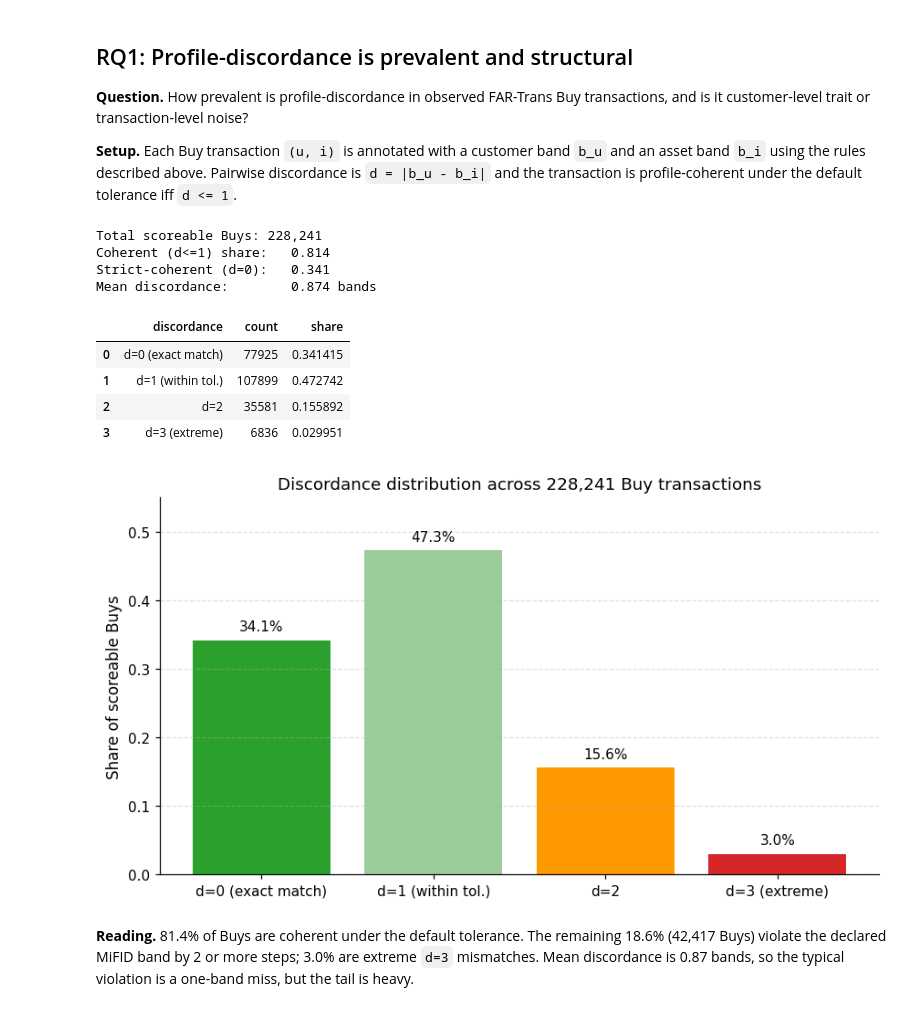
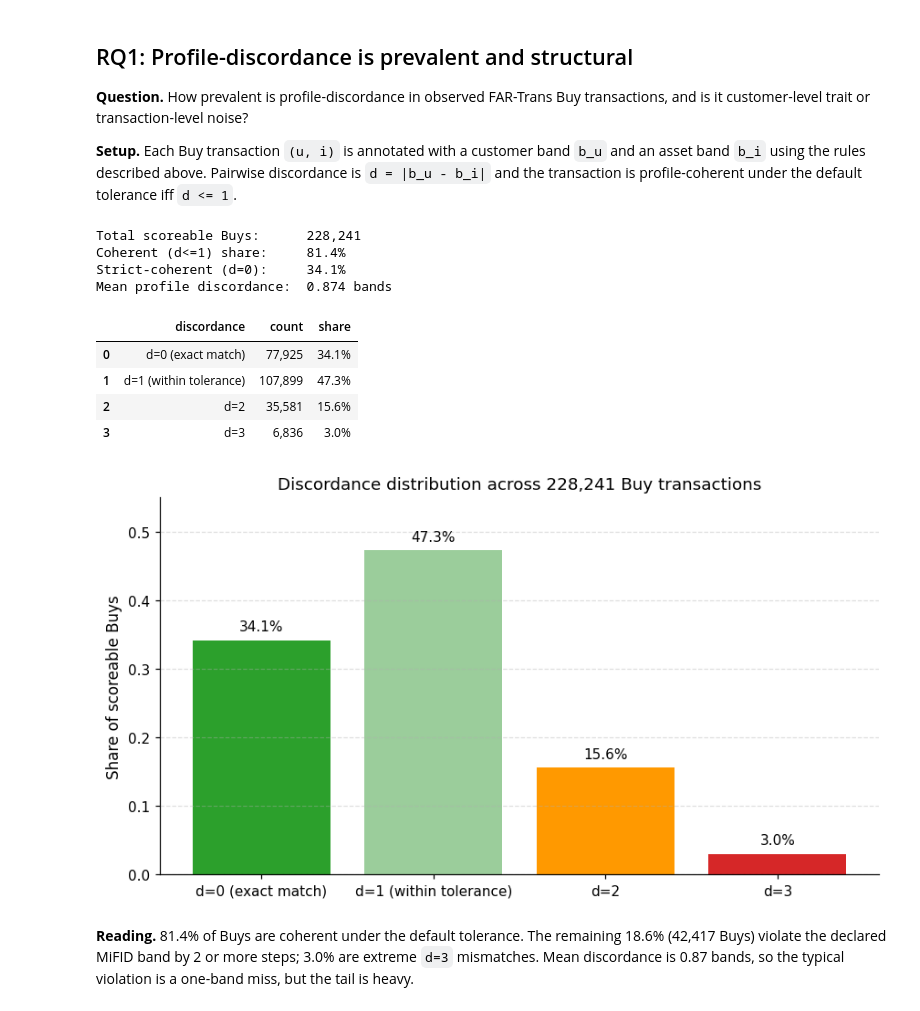
Before and after one commit to Samthesimpsons/Risk-Based-Segmentation-for-FAR, a Jupyter notebook: notebooks/thesis_presentation.ipynb, the cells around one changed output. Cells and saved outputs as stored; diff of their text form; code cells hidden in the pictures.

```diff
--- a/notebooks/thesis_presentation.ipynb
+++ b/notebooks/thesis_presentation.ipynb
@@ -164,33 +125,37 @@ PC-lift@K is per customer? or per customer band confused here
 # %%
 discordance = eda_summary["transaction_discordance_summary"]
 counts = discordance["discordance_counts"]
 total = discordance["transactions_with_both_bands"]
+
 distribution = pd.DataFrame(
     [
         {"d": int(k), "count": v, "share": v / total}
         for k, v in counts.items()
     ]
 ).sort_values("d")
+
 distribution["label"] = distribution["d"].map(
-    {0: "d=0 (exact match)", 1: "d=1 (within tol.)", 2: "d=2", 3: "d=3 (extreme)"}
+    {0: "d=0 (exact match)", 1: "d=1 (within tolerance)", 2: "d=2", 3: "d=3"}
 )
+
 print(
-    f"Total scoreable Buys: {total:,}\n"
-    f"Coherent (d<=1) share:   {discordance['fraction_coherent_default']:.3f}\n"
-    f"Strict-coherent (d=0):   {discordance['fraction_coherent_strict']:.3f}\n"
-    f"Mean discordance:        {discordance['mean_discordance']:.3f} bands"
+    f"Total scoreable Buys:      {total:,}\n"
+    f"Coherent (d<=1) share:     {discordance['fraction_coherent_default']:.1%}\n"
+    f"Strict-coherent (d=0):     {discordance['fraction_coherent_strict']:.1%}\n"
+    f"Mean profile discordance:  {discordance['mean_discordance']:.3f} bands"
 )
-distribution[["label", "count", "share"]].rename(columns={"label": "discordance"})
+
+distribution[["label", "count", "share"]].rename(columns={"label": "discordance"}).style.format({"count": "{:,}", "share": "{:.1%}"})
 # %% [output]
-Total scoreable Buys: 228,241
-Coherent (d<=1) share:   0.814
-Strict-coherent (d=0):   0.341
-Mean discordance:        0.874 bands
+Total scoreable Buys:      228,241
+Coherent (d<=1) share:     81.4%
+Strict-coherent (d=0):     34.1%
+Mean profile discordance:  0.874 bands
 |  | discordance | count | share |
-| 0 | d=0 (exact match) | 77925 | 0.341415 |
-| 1 | d=1 (within tol.) | 107899 | 0.472742 |
-| 2 | d=2 | 35581 | 0.155892 |
-| 3 | d=3 (extreme) | 6836 | 0.029951 |
+| 0 | d=0 (exact match) | 77,925 | 34.1% |
+| 1 | d=1 (within tolerance) | 107,899 | 47.3% |
+| 2 | d=2 | 35,581 | 15.6% |
+| 3 | d=3 | 6,836 | 3.0% |
 # %%
 fig, ax = plt.subplots()
 colours = ["#2ca02c", "#9bcd9b", "#ff9900", "#d62728"]
@@ -204,7 +169,7 @@ ax.grid(axis="x", visible=False)
 plt.tight_layout()
 plt.show()
 # %% [output]
-[figure, old version]
+[figure, new version]
 # %% [markdown]
 **Reading.** 81.4% of Buys are coherent under the default tolerance. The remaining 18.6% (42,417 Buys) violate the declared MiFID band by 2 or more steps; 3.0% are extreme `d=3` mismatches. Mean discordance is 0.87 bands, so the typical violation is a one-band miss, but the tail is heavy.
 # %%
```
Also changed, not shown: parts of 13 cells of this notebook, 1 other file.
